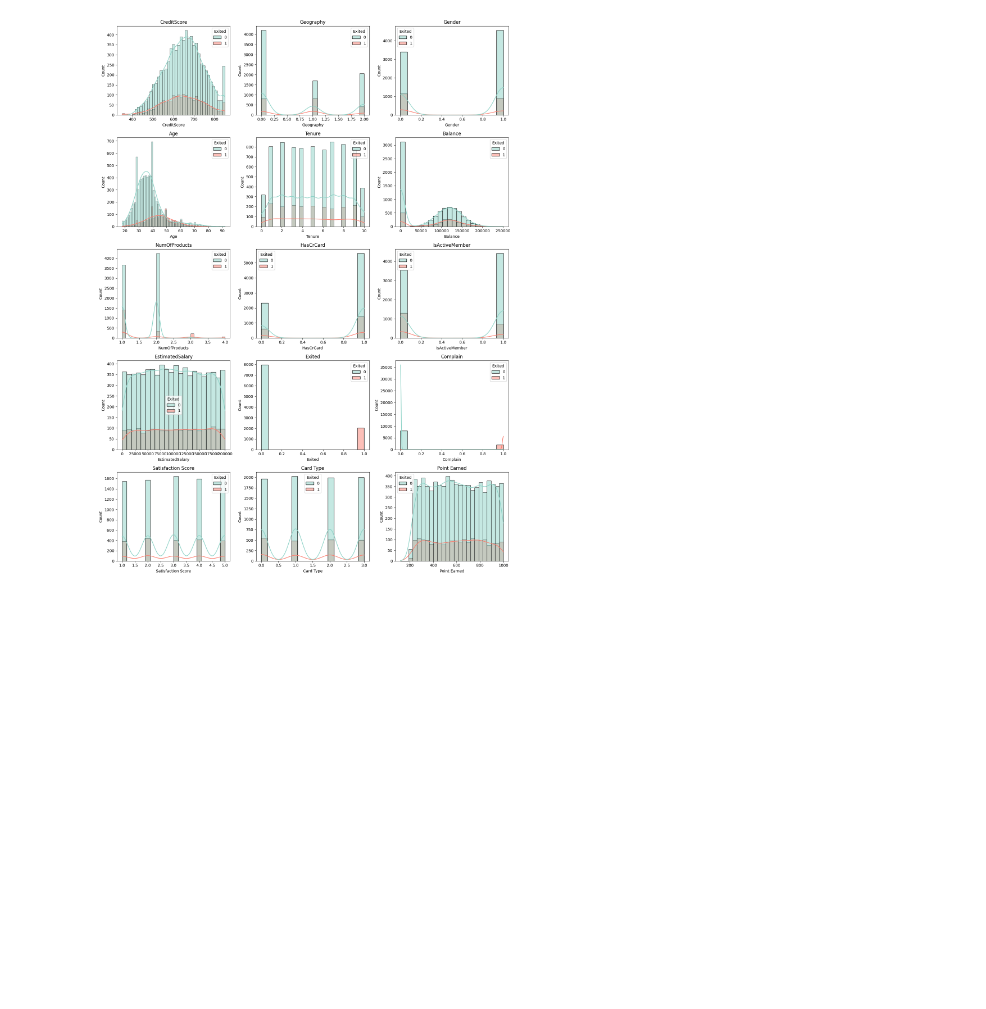
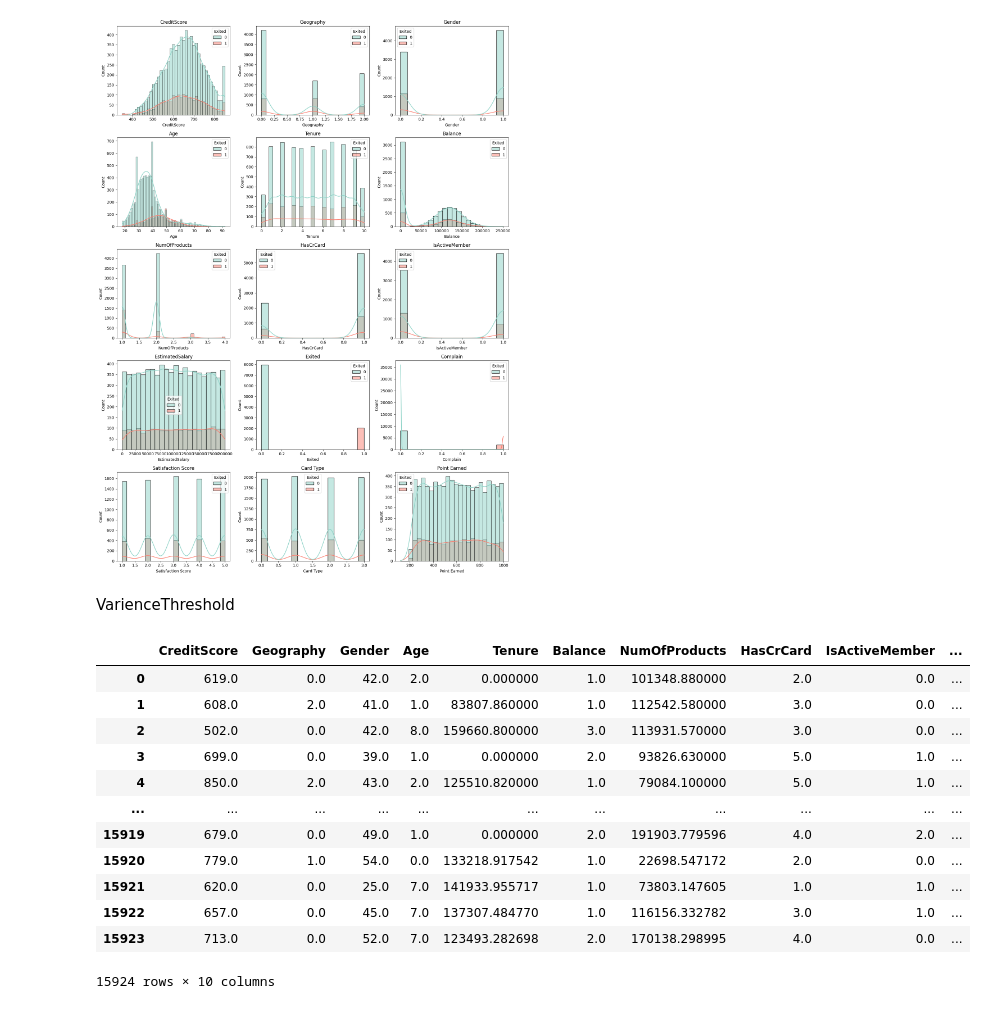
Before and after one commit to Gustavo-michel/Churn-BankCostumer-Predict, a Jupyter notebook: notebooks/EDA.ipynb, the cells around one changed output. Cells and saved outputs as stored; diff of their text form; code cells hidden in the pictures; blank space fills up the shorter version.

```diff
--- a/notebooks/EDA.ipynb
+++ b/notebooks/EDA.ipynb
@@ -286,3 +318,30 @@ Antes do SMOTE
 plotHist()
 # %% [output]
 [figure]
+# %%
+sm = SMOTE(random_state=42)
+# %%
+X_res, y_res = sm.fit_resample(X, y)
+# %% [markdown]
+VarienceThreshold
+# %%
+selector = VarianceThreshold(threshold = 0.25)
+# %%
+X_res_selector = selector.fit_transform(X_res)
+X_res_selector = pd.DataFrame(X_res_selector, columns=X_res.iloc[:, 0:10].columns)
+# %%
+X_res_selector
+# %% [output]
+|  | CreditScore | Geography | Gender | Age | Tenure | Balance | NumOfProducts | HasCrCard | IsActiveMember | ... |
+| 0 | 619.0 | 0.0 | 42.0 | 2.0 | 0.000000 | 1.0 | 101348.880000 | 2.0 | 0.0 | ... |
+| 1 | 608.0 | 2.0 | 41.0 | 1.0 | 83807.860000 | 1.0 | 112542.580000 | 3.0 | 0.0 | ... |
+| 2 | 502.0 | 0.0 | 42.0 | 8.0 | 159660.800000 | 3.0 | 113931.570000 | 3.0 | 0.0 | ... |
+| 3 | 699.0 | 0.0 | 39.0 | 1.0 | 0.000000 | 2.0 | 93826.630000 | 5.0 | 1.0 | ... |
+| 4 | 850.0 | 2.0 | 43.0 | 2.0 | 125510.820000 | 1.0 | 79084.100000 | 5.0 | 1.0 | ... |
+| ... | ... | ... | ... | ... | ... | ... | ... | ... | ... | ... |
+| 15919 | 679.0 | 0.0 | 49.0 | 1.0 | 0.000000 | 2.0 | 191903.779596 | 4.0 | 2.0 | ... |
+| 15920 | 779.0 | 1.0 | 54.0 | 0.0 | 133218.917542 | 1.0 | 22698.547172 | 2.0 | 0.0 | ... |
+| 15921 | 620.0 | 0.0 | 25.0 | 7.0 | 141933.955717 | 1.0 | 73803.147605 | 1.0 | 1.0 | ... |
+| 15922 | 657.0 | 0.0 | 45.0 | 7.0 | 137307.484770 | 1.0 | 116156.332782 | 3.0 | 1.0 | ... |
+| 15923 | 713.0 | 0.0 | 52.0 | 7.0 | 123493.282698 | 2.0 | 170138.298995 | 4.0 | 0.0 | ... |
+15924 rows × 10 columns
```
Also changed, not shown: parts of 22 cells of this notebook, 2 other files.
